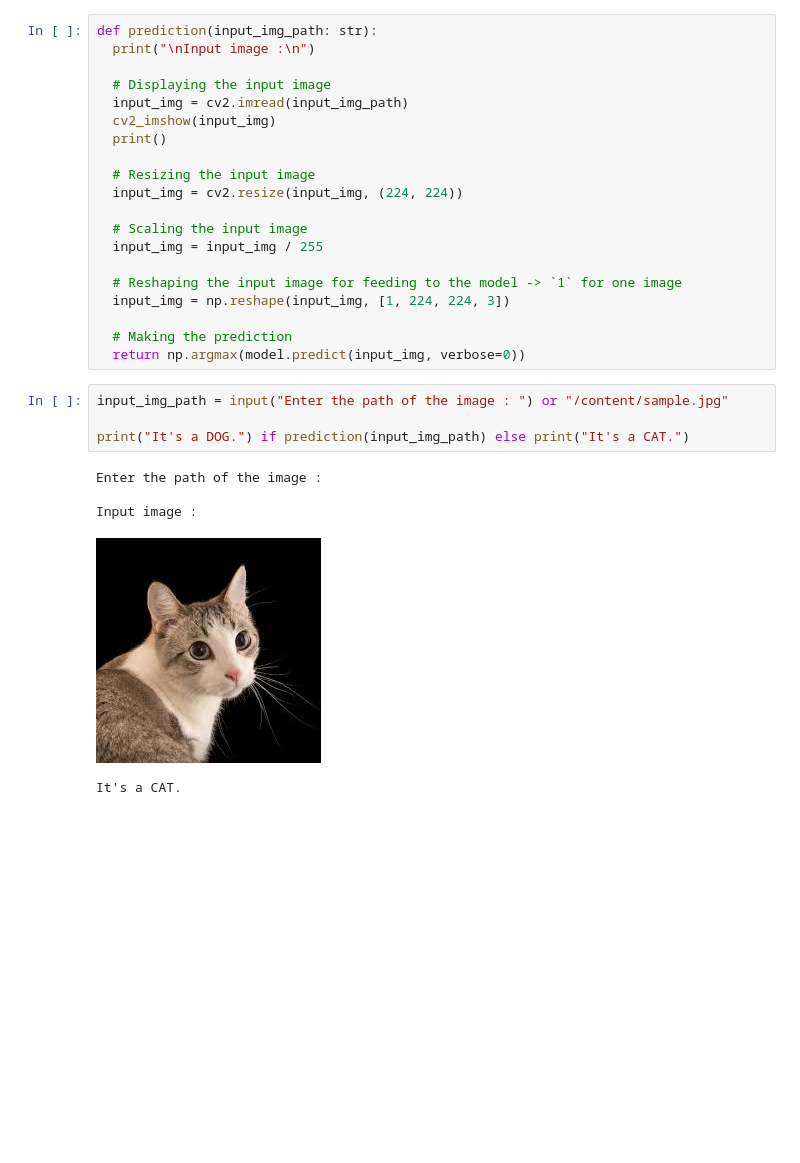
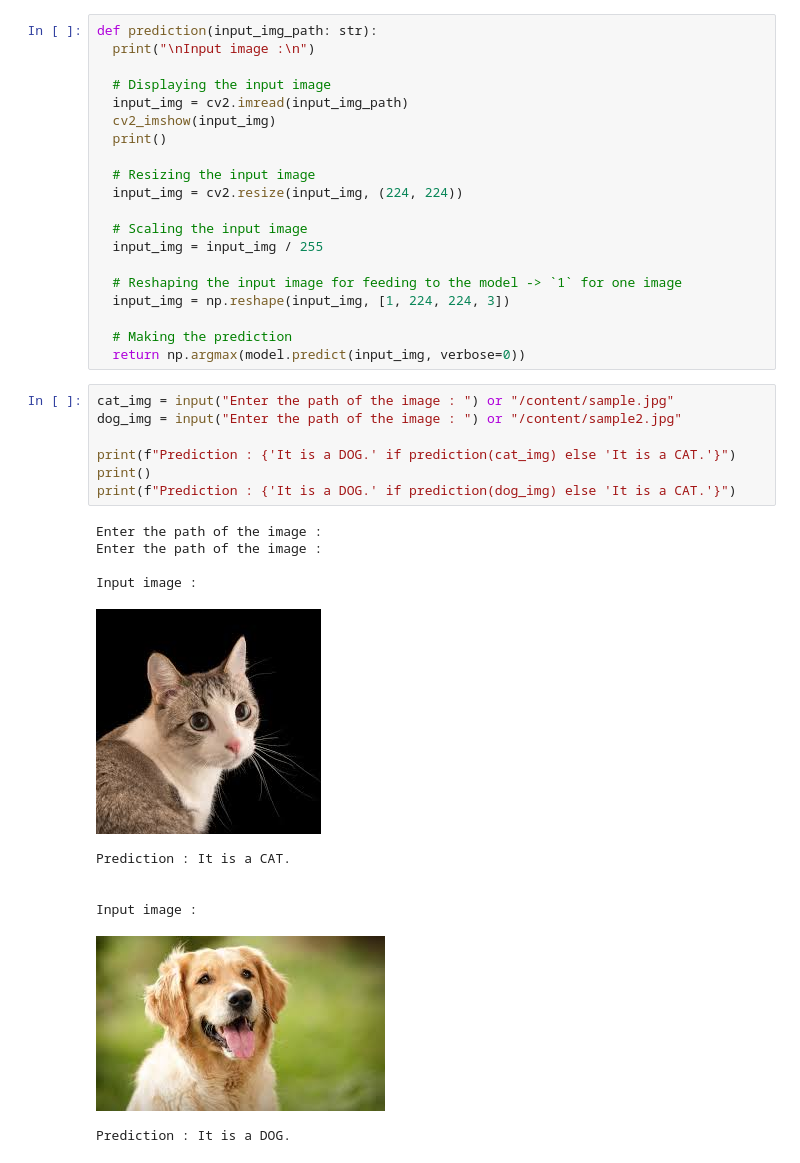
Before and after one commit to nirmit27/Dog-vs-Cat-Classification, a Jupyter notebook: Dogs_vs_Cats.ipynb, the cells around one changed output. Drawn from its saved outputs; the diff is of its cells as text; blank space fills up the shorter version.

```diff
--- a/Dogs_vs_Cats.ipynb
+++ b/Dogs_vs_Cats.ipynb
@@ -335,12 +335,21 @@ def prediction(input_img_path: str):
   # Making the prediction
   return np.argmax(model.predict(input_img, verbose=0))
 # %%
-input_img_path = input("Enter the path of the image : ") or "/content/sample.jpg"
+cat_img = input("Enter the path of the image : ") or "/content/sample.jpg"
+dog_img = input("Enter the path of the image : ") or "/content/sample2.jpg"
 
-print("It's a DOG.") if prediction(input_img_path) else print("It's a CAT.")
+print(f"Prediction : {'It is a DOG.' if prediction(cat_img) else 'It is a CAT.'}")
+print()
+print(f"Prediction : {'It is a DOG.' if prediction(dog_img) else 'It is a CAT.'}")
 # %% [output]
+Enter the path of the image :
 Enter the path of the image :
 
 Input image :
 [figure]
-It's a CAT.
+Prediction : It is a CAT.
+
+
+Input image :
+[figure, added]
+Prediction : It is a DOG.
```
